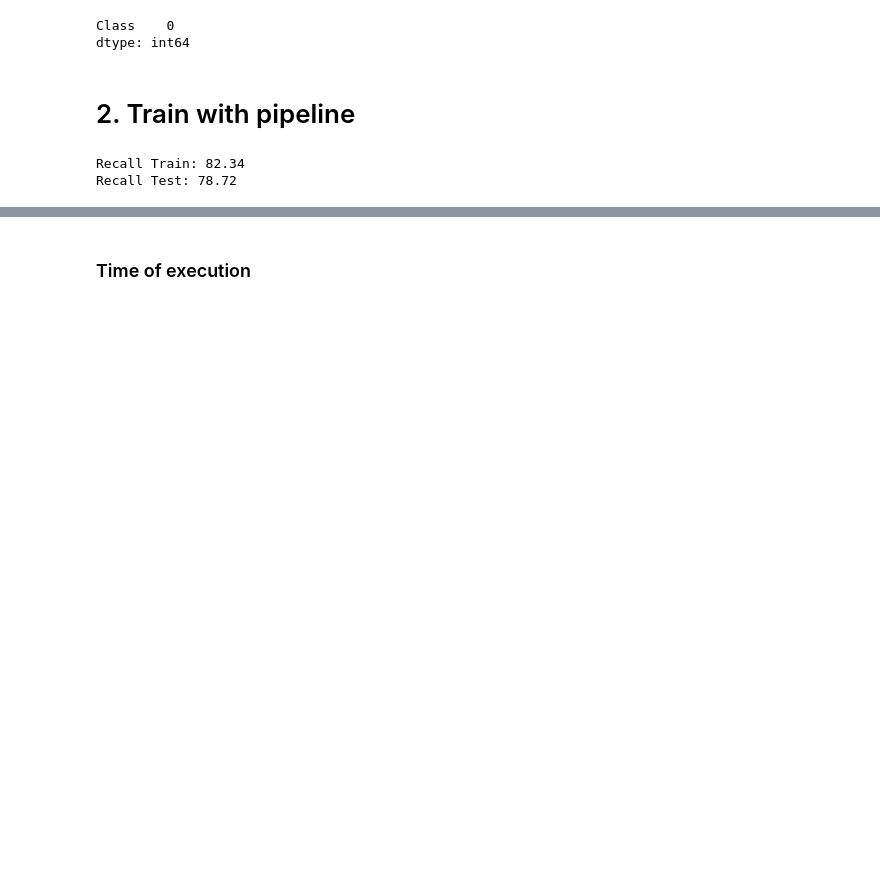
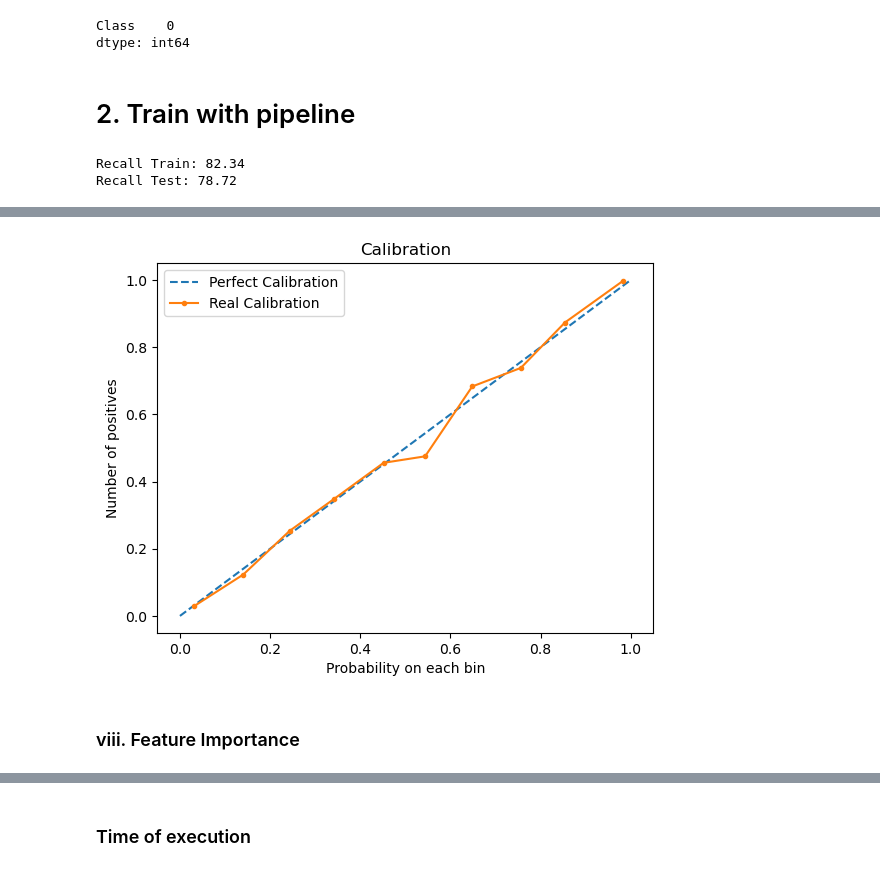
Before and after one commit to anvaldes/Repositorio_de_Proyectos, a Jupyter notebook: Data_Science_Contents/General_Topics/28.Sklearn_Pipelines/Sklearn_Pipelines.ipynb, the cells around one changed output, grey strips where cells are left out. Cells and saved outputs as stored; diff of their text form; code cells hidden in the pictures; blank space fills up the shorter version.

```diff
--- a/Data_Science_Contents/General_Topics/28.Sklearn_Pipelines/Sklearn_Pipelines.ipynb
+++ b/Data_Science_Contents/General_Topics/28.Sklearn_Pipelines/Sklearn_Pipelines.ipynb
@@ -115,0 +592,6 @@ Recall Test: 78.72
+# %%
+calibration(y_test, y_test_pred)
+# %% [output]
+[figure, added]
+# %% [markdown]
+### viii. Feature Importance
```
Also changed, not shown: parts of 89 cells of this notebook, 5 other files.
